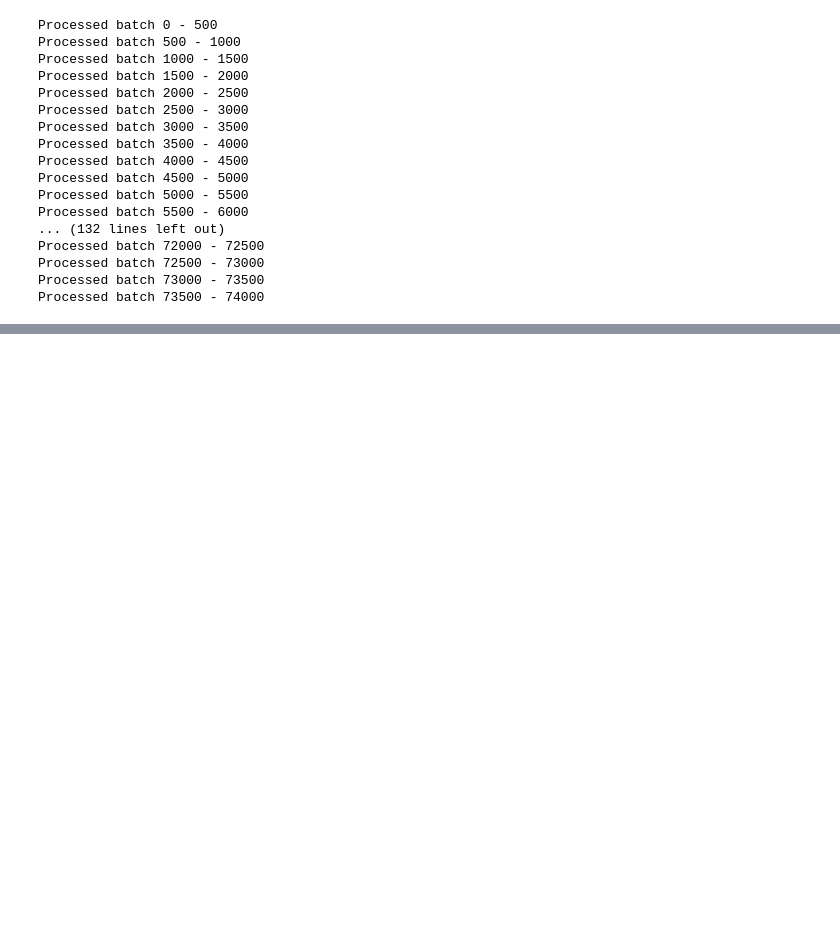
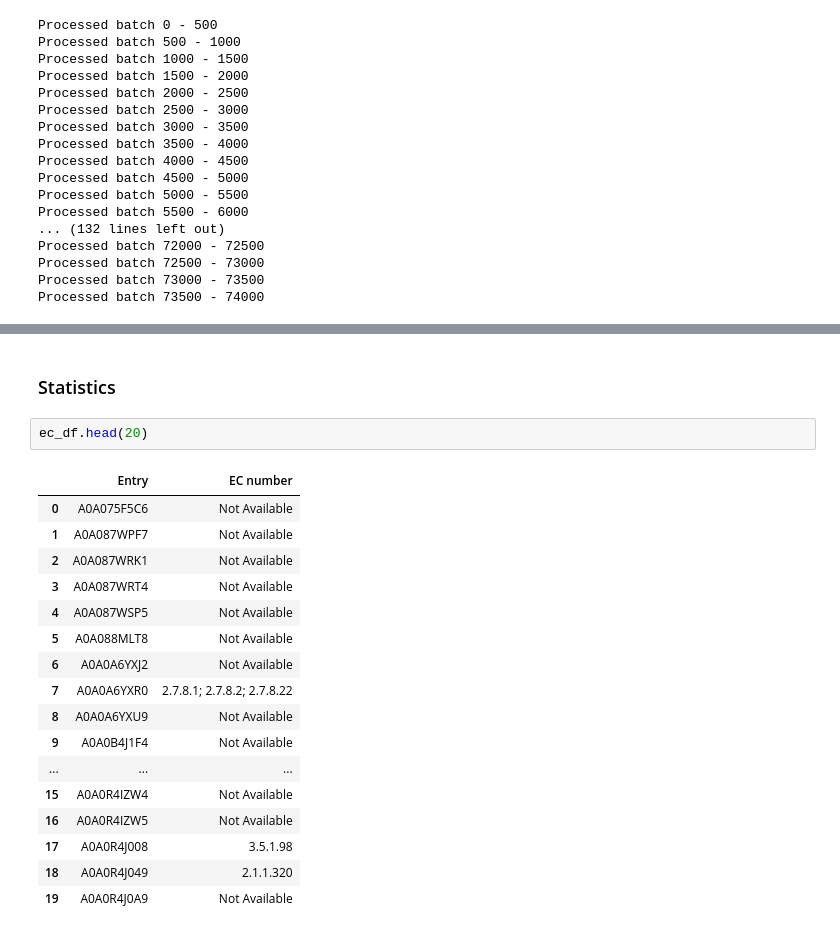
Before and after one commit to abhi-jith23/NoSQLProjUniLU, a Jupyter notebook: dataset_prep.ipynb, the cells around one changed output, grey strips where cells are left out. Cells and saved outputs as stored; diff of their text form; blank space fills up the shorter version.

```diff
--- a/dataset_prep.ipynb
+++ b/dataset_prep.ipynb
@@ -286,3 +282,25 @@ ec_df.to_csv("data/ec_num.csv", index=False)
 print("Completed")
 # %% [output]
 Completed
+# %% [markdown]
+### Statistics
+# %%
+ec_df.head(20)
+# %% [output]
+|  | Entry | EC number |
+| 0 | A0A075F5C6 | Not Available |
+| 1 | A0A087WPF7 | Not Available |
+| 2 | A0A087WRK1 | Not Available |
+| 3 | A0A087WRT4 | Not Available |
+| 4 | A0A087WSP5 | Not Available |
+| 5 | A0A088MLT8 | Not Available |
+| 6 | A0A0A6YXJ2 | Not Available |
+| 7 | A0A0A6YXR0 | 2.7.8.1; 2.7.8.2; 2.7.8.22 |
+| 8 | A0A0A6YXU9 | Not Available |
+| 9 | A0A0B4J1F4 | Not Available |
+| ... | ... | ... |
+| 15 | A0A0R4IZW4 | Not Available |
+| 16 | A0A0R4IZW5 | Not Available |
+| 17 | A0A0R4J008 | 3.5.1.98 |
+| 18 | A0A0R4J049 | 2.1.1.320 |
+| 19 | A0A0R4J0A9 | Not Available |
```
Also changed, not shown: parts of 14 cells of this notebook.
